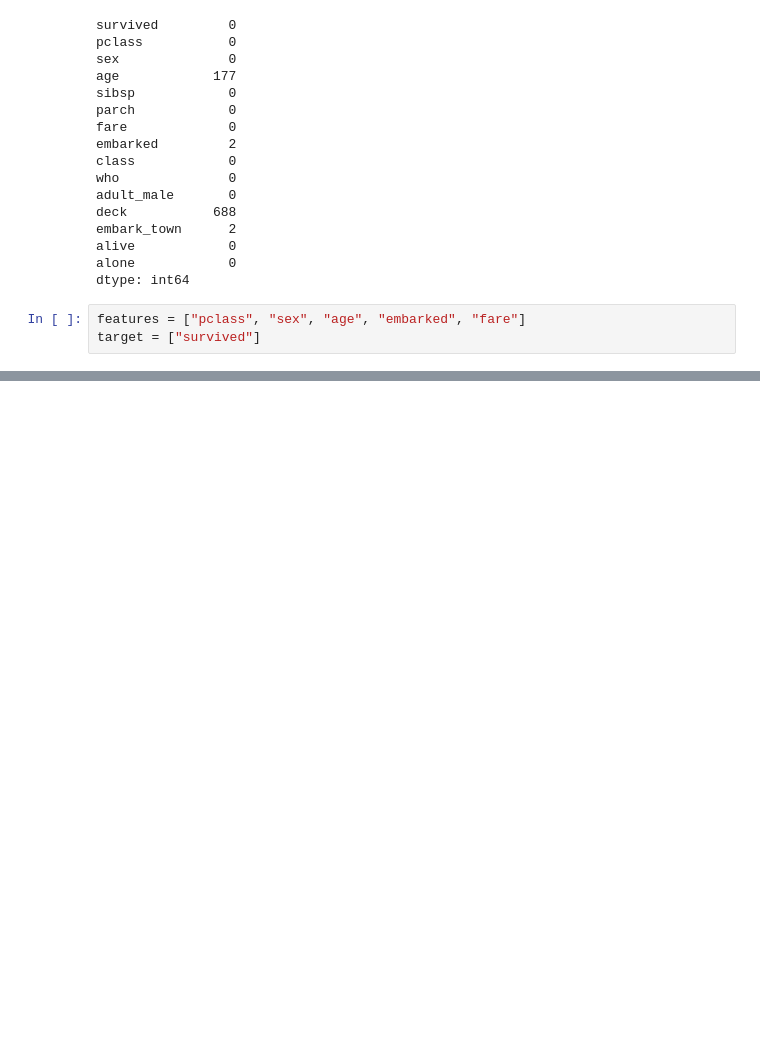
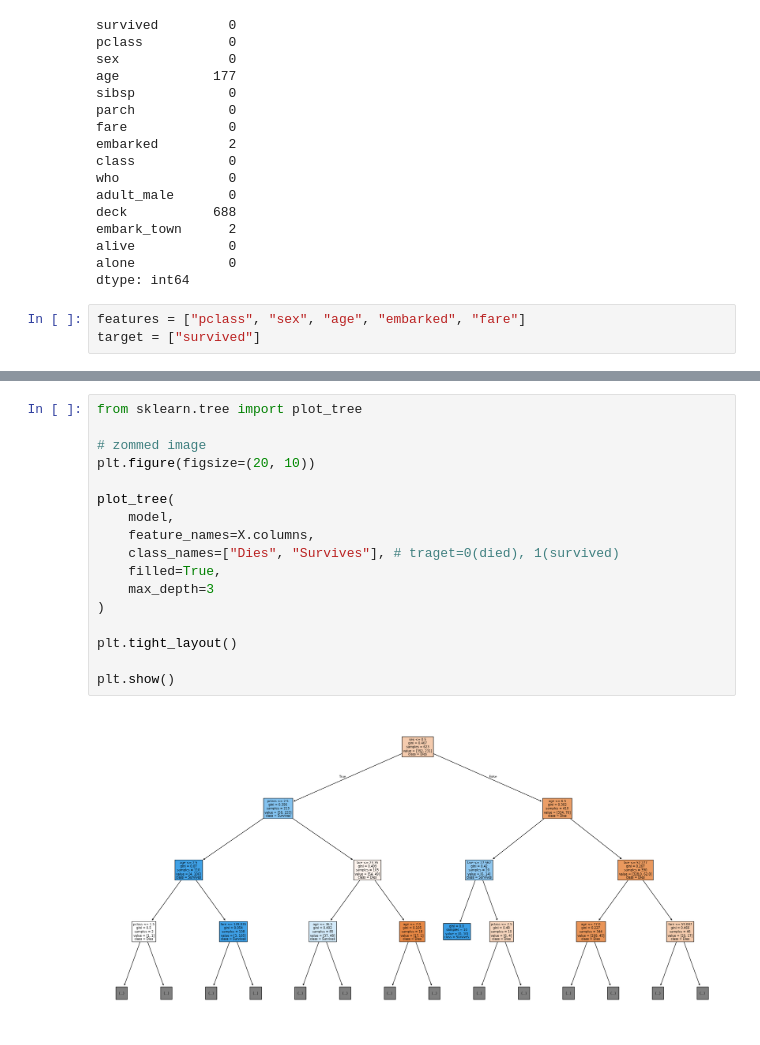
Before and after one commit to vaibhav-c-mane/ML-algorithms-, a Jupyter notebook: supervised_learning/Decision Tree/Decsison_tree_classifier.ipynb, the cells around one changed output, grey strips where cells are left out. Drawn from its saved outputs; the diff is of its cells as text; blank space fills up the shorter version.

```diff
--- a/supervised_learning/Decision Tree/Decsison_tree_classifier.ipynb
+++ b/supervised_learning/Decision Tree/Decsison_tree_classifier.ipynb
@@ -39,0 +123,19 @@ target = ["survived"]
+# %%
+from sklearn.tree import plot_tree
+
+# zommed image
+plt.figure(figsize=(20, 10))
+
+plot_tree(
+    model,
+    feature_names=X.columns,
+    class_names=["Dies", "Survives"], # traget=0(died), 1(survived)
+    filled=True,
+    max_depth=3
+)
+
+plt.tight_layout()
+
+plt.show()
+# %% [output]
+[figure, added]
```
Also changed, not shown: parts of 21 cells of this notebook, 1 other file.
